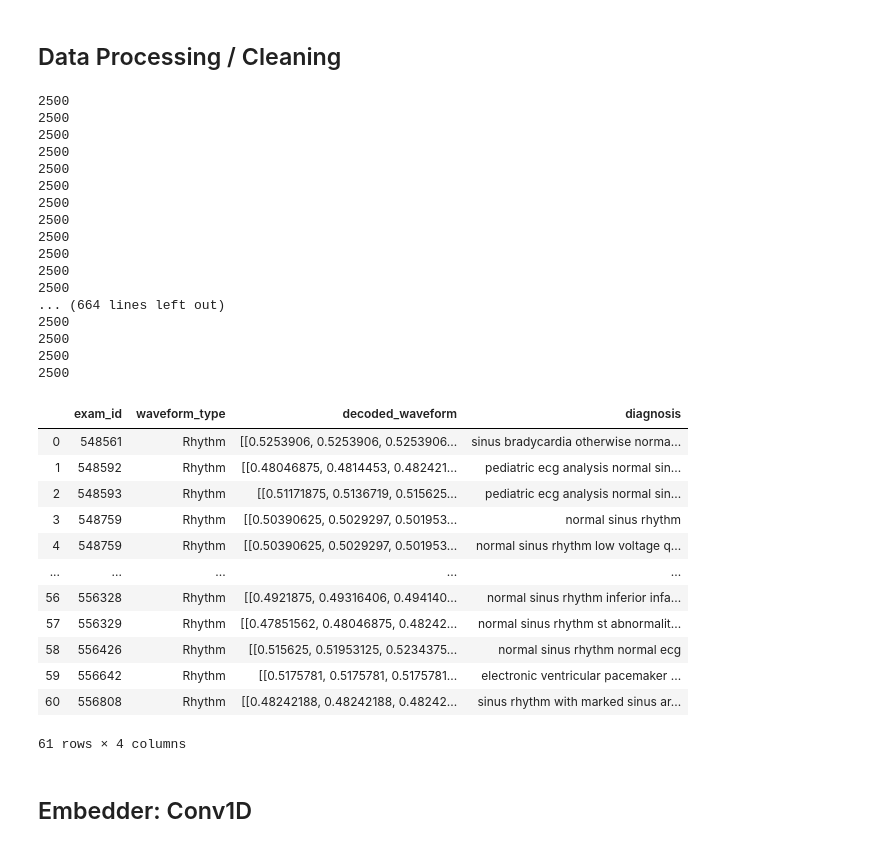
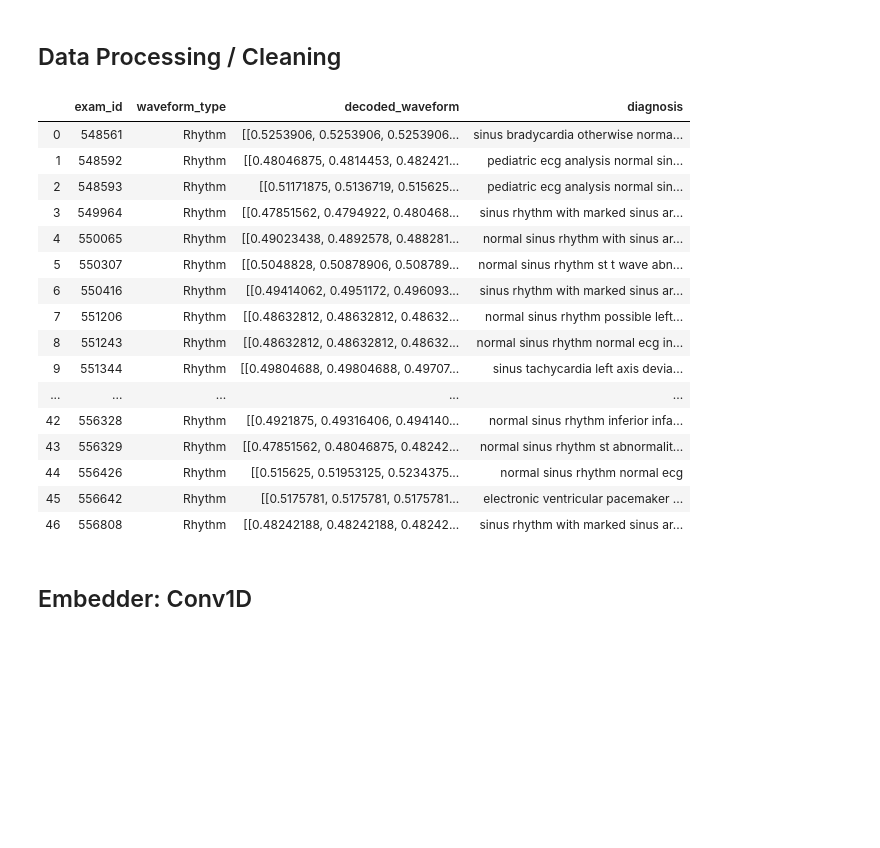
Before and after one commit to albertjkim1/ECG_Project, a Jupyter notebook: Working Notebook - ECGs.ipynb, the cells around one changed output. Saved outputs shown, nothing was run; the diff lists cells and outputs as text; code cells hidden in the pictures; blank space fills up the shorter version.

```diff
--- a/Working Notebook - ECGs.ipynb
+++ b/Working Notebook - ECGs.ipynb
@@ -74,14 +63,7 @@ waveform_lead_concat = waveform_lead.groupby(["exam_id", "waveform_type"])['deco
 # remove irregular observations, concat tuple into numpy array
 #waveform_lead_concat = waveform_lead_concat.drop([12,17], axis = 0)
 waveform_lead_concat = waveform_lead_concat[waveform_lead_concat["decoded_waveform"].apply(lambda x: len(x[0]) == 2500)]
-for tupl in waveform_lead_concat['decoded_waveform']:
-    for arr in tupl:
-        print(len(arr))
-
-
-
-
-
+waveform_lead_concat = waveform_lead_concat[waveform_lead_concat["decoded_waveform"].apply(lambda x: len(x) == 8)]
 
 
 waveform_lead_concat['decoded_waveform'] = waveform_lead_concat['decoded_waveform'].apply(lambda x: np.vstack(x))
@@ -96,59 +78,47 @@ exams = diagnosis_data["exam_id"].unique()
 diagnosis_data = diagnosis_data[diagnosis_data['Original_Diag'] == 1].dropna()
 searchfor = ['previous', 'unconfirmed', 'compared', 'interpretation', 'significant']
 diagnosis_data = diagnosis_data.loc[diagnosis_data['Full_text'].str.contains('|'.join(searchfor)) != 1]
 
 diagnosis_data.sort_values(by=["exam_id", "statement_order"], inplace=True)
 diagnoses = []
 curr_id = 0
 curr_string = ""
 for i, row in diagnosis_data.iterrows():
     if row["statement_order"] == 1 and curr_string != "":
         curr_string = curr_string.lower().translate(str.maketrans('', '', string.punctuation))
         val = [curr_id, curr_string[1:]]
         diagnoses.append(val)
         curr_string = ""
         curr_id = row["exam_id"]
 
     if curr_id == 0:
         curr_id = row["exam_id"]
 
     curr_string += " " + row["Full_text"]
 
 diagnosis_df = pd.DataFrame(diagnoses, columns = ['exam_id', 'diagnosis'])
 waveform_lead_rhythm_diag = pd.merge(left=waveform_lead_rhythm, right=diagnosis_df, left_on='exam_id', right_on='exam_id')
 
+
 waveform_lead_rhythm_diag
 # %% [output]
-2500
-2500
-2500
-2500
-2500
-2500
-2500
-2500
-2500
-2500
-2500
-2500
-... (664 lines left out)
-2500
-2500
-2500
-2500
 |  | exam_id | waveform_type | decoded_waveform | diagnosis |
 | 0 | 548561 | Rhythm | [[0.5253906, 0.5253906, 0.5253906... | sinus bradycardia otherwise norma... |
 | 1 | 548592 | Rhythm | [[0.48046875, 0.4814453, 0.482421... | pediatric ecg analysis normal sin... |
 | 2 | 548593 | Rhythm | [[0.51171875, 0.5136719, 0.515625... | pediatric ecg analysis normal sin... |
-| 3 | 548759 | Rhythm | [[0.50390625, 0.5029297, 0.501953... | normal sinus rhythm |
-| 4 | 548759 | Rhythm | [[0.50390625, 0.5029297, 0.501953... | normal sinus rhythm low voltage q... |
+| 3 | 549964 | Rhythm | [[0.47851562, 0.4794922, 0.480468... | sinus rhythm with marked sinus ar... |
+| 4 | 550065 | Rhythm | [[0.49023438, 0.4892578, 0.488281... | normal sinus rhythm with sinus ar... |
+| 5 | 550307 | Rhythm | [[0.5048828, 0.50878906, 0.508789... | normal sinus rhythm st t wave abn... |
+| 6 | 550416 | Rhythm | [[0.49414062, 0.4951172, 0.496093... | sinus rhythm with marked sinus ar... |
+| 7 | 551206 | Rhythm | [[0.48632812, 0.48632812, 0.48632... | normal sinus rhythm possible left... |
+| 8 | 551243 | Rhythm | [[0.48632812, 0.48632812, 0.48632... | normal sinus rhythm normal ecg in... |
+| 9 | 551344 | Rhythm | [[0.49804688, 0.49804688, 0.49707... | sinus tachycardia left axis devia... |
 | ... | ... | ... | ... | ... |
-| 56 | 556328 | Rhythm | [[0.4921875, 0.49316406, 0.494140... | normal sinus rhythm inferior infa... |
-| 57 | 556329 | Rhythm | [[0.47851562, 0.48046875, 0.48242... | normal sinus rhythm st abnormalit... |
-| 58 | 556426 | Rhythm | [[0.515625, 0.51953125, 0.5234375... | normal sinus rhythm normal ecg |
-| 59 | 556642 | Rhythm | [[0.5175781, 0.5175781, 0.5175781... | electronic ventricular pacemaker ... |
-| 60 | 556808 | Rhythm | [[0.48242188, 0.48242188, 0.48242... | sinus rhythm with marked sinus ar... |
+| 42 | 556328 | Rhythm | [[0.4921875, 0.49316406, 0.494140... | normal sinus rhythm inferior infa... |
+| 43 | 556329 | Rhythm | [[0.47851562, 0.48046875, 0.48242... | normal sinus rhythm st abnormalit... |
+| 44 | 556426 | Rhythm | [[0.515625, 0.51953125, 0.5234375... | normal sinus rhythm normal ecg |
+| 45 | 556642 | Rhythm | [[0.5175781, 0.5175781, 0.5175781... | electronic ventricular pacemaker ... |
+| 46 | 556808 | Rhythm | [[0.48242188, 0.48242188, 0.48242... | sinus rhythm with marked sinus ar... |
-61 rows × 4 columns
 # %%
 # define ecg_data, the dataset we will be using for training purposes
 ecg_data = torch.tensor(list(waveform_lead_rhythm_diag['decoded_waveform'])).float().to(device)
```
Also changed, not shown: parts of 1 cell of this notebook.
